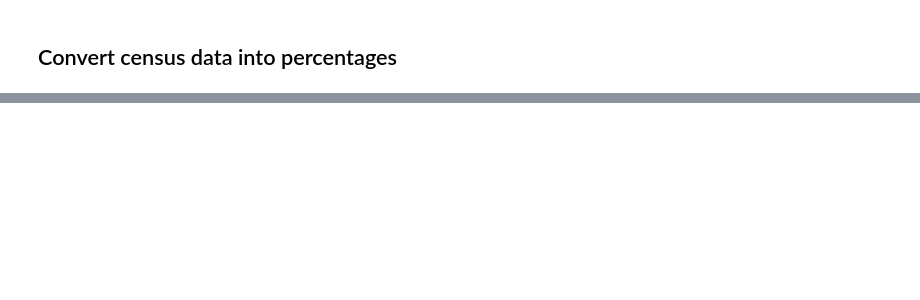
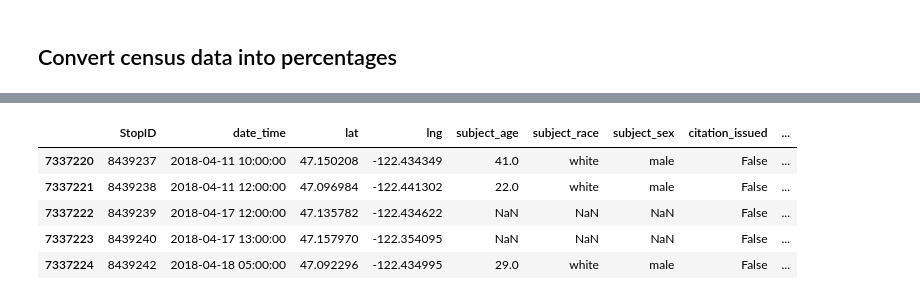
Before and after one commit to kaitlynng9/cet522-pd-dashboard, a Jupyter notebook: acs_data.ipynb, the cells around one changed output, grey strips where cells are left out. Cells and saved outputs as stored; diff of their text form; code cells hidden in the pictures; blank space fills up the shorter version.

```diff
--- a/acs_data.ipynb
+++ b/acs_data.ipynb
@@ -154,0 +162,14 @@ census_data_geoms_gdf
+# %%
+pd_stops = pd.read_csv("data/wa_stp_stops.csv")
+# %%
+# only select stops from 2018, filter the date_time object
+pd_stops['date_time'] = pd.to_datetime(pd_stops['date_time'])
+pd_stops_2018 = pd_stops[pd_stops['date_time'].dt.year == 2018]
+pd_stops_2018.head()
+# %% [output]
+|  | StopID | date_time | lat | lng | subject_age | subject_race | subject_sex | citation_issued | ... |
+| 7337220 | 8439237 | 2018-04-11 10:00:00 | 47.150208 | -122.434349 | 41.0 | white | male | False | ... |
+| 7337221 | 8439238 | 2018-04-11 12:00:00 | 47.096984 | -122.441302 | 22.0 | white | male | False | ... |
+| 7337222 | 8439239 | 2018-04-17 12:00:00 | 47.135782 | -122.434622 | NaN | NaN | NaN | False | ... |
+| 7337223 | 8439240 | 2018-04-17 13:00:00 | 47.157970 | -122.354095 | NaN | NaN | NaN | False | ... |
+| 7337224 | 8439242 | 2018-04-18 05:00:00 | 47.092296 | -122.434995 | 29.0 | white | male | False | ... |
```
Also changed, not shown: parts of 30 cells of this notebook, 3 other files.
